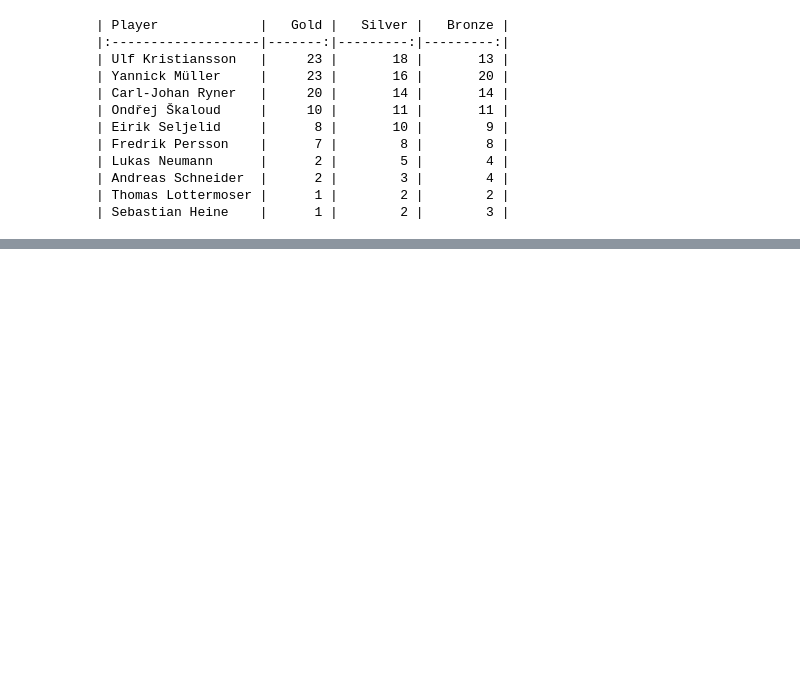
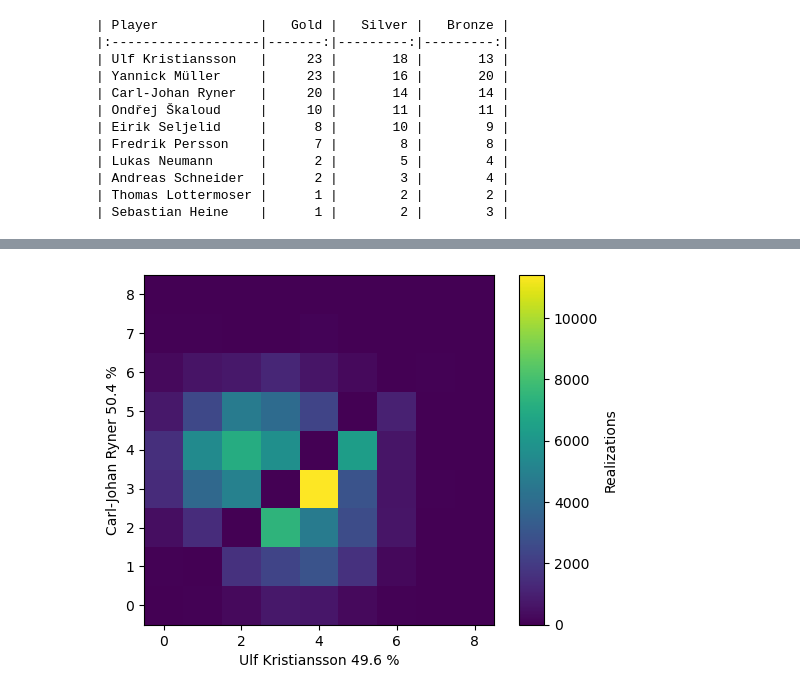
Before and after one commit to axarekma/WMC_2023_CUP, a Jupyter notebook: src/update_figures.ipynb, the cells around one changed output, grey strips where cells are left out. Drawn from its saved outputs; the diff is of its cells as text; code cells hidden in the pictures; blank space fills up the shorter version.

```diff
--- a/src/update_figures.ipynb
+++ b/src/update_figures.ipynb
@@ -135,0 +141,4 @@ print(medalists(medals_m_all).to_markdown(index=False))
+# %%
+plotGame('Carl-Johan Ryner','Ulf Kristiansson',LANES_B[0],data,LANES_A+LANES_B,100000)
+# %% [output]
+[figure, added]
```
Also changed, not shown: parts of 1 cell of this notebook, 3 other files.
